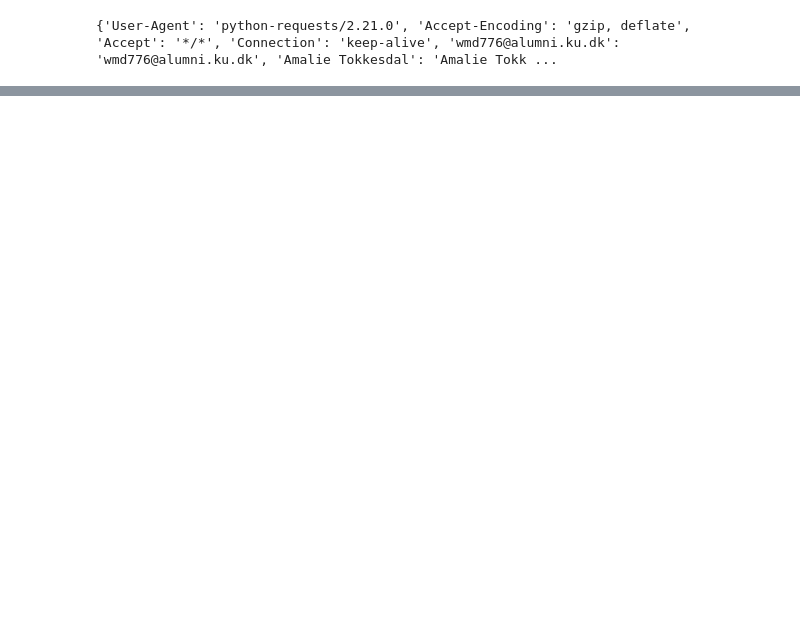
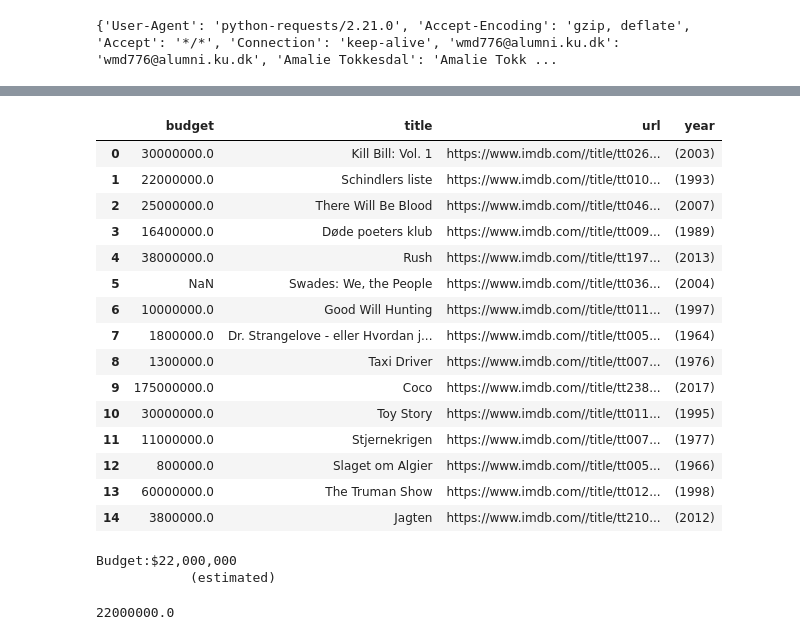
Before and after one commit to DavidJacobsen11/sds_bestgroup4ever, a Jupyter notebook: scraping_of_imdb.ipynb, the cells around one changed output, grey strips where cells are left out. Cells and saved outputs as stored; diff of their text form; code cells hidden in the pictures; blank space fills up the shorter version.

```diff
--- a/scraping_of_imdb.ipynb
+++ b/scraping_of_imdb.ipynb
@@ -55,0 +57,33 @@ links
+# %%
+def find_budget(soup):
+    for i in soup.find(id="titleDetails").find_all("div", class_="txt-block"):
+        if i.find().text == "Budget:":
+            return float(i.text.strip().split("\n")[0].split("$")[1].replace(",", ""))
+
+def page_extractor(url):
+    r, call_id = connector.get(url, "LOL")
+    try:
+        soup = BeautifulSoup(r.text, "html.parser")
+        title, year = soup.select("#title-overview-widget > div.vital > div.title_block > div > div.titleBar > div.title_wrapper > h1")[0].text.split("\xa0")
+        budget = find_budget(soup)
+        cumulative_worldwide_gross=float(soup.select("#titleDetails > div:nth-child(15)")[0].text.split("$")[1].replace(",", "").rstrip())
+        genre
+
+    except:
+        soup = None
+        title = None
+        budget = None
+        #cumulative_worldwide_gross= None
+        print(url, "didnt work")
+    return {
+        "title": title,
+        "year": year,
+        "budget": budget,
+        "url": url
+        #"cumulative_world_gross": cumulative_worldwide_gross
+    }
+# %%
+res = []
+for idx, i in enumerate(links[:15]):
+    print(idx + 1, "of", len(links[:15]))
+    res.append(page_extractor(i))
@@ -55,0 +106,31 @@ links
+# %%
+pd.DataFrame(res)
+# %% [output]
+|  | budget | title | url | year |
+| 0 | 30000000.0 | Kill Bill: Vol. 1 | https://www.imdb.com//title/tt026... | (2003) |
+| 1 | 22000000.0 | Schindlers liste | https://www.imdb.com//title/tt010... | (1993) |
+| 2 | 25000000.0 | There Will Be Blood | https://www.imdb.com//title/tt046... | (2007) |
+| 3 | 16400000.0 | Døde poeters klub | https://www.imdb.com//title/tt009... | (1989) |
+| 4 | 38000000.0 | Rush | https://www.imdb.com//title/tt197... | (2013) |
+| 5 | NaN | Swades: We, the People | https://www.imdb.com//title/tt036... | (2004) |
+| 6 | 10000000.0 | Good Will Hunting | https://www.imdb.com//title/tt011... | (1997) |
+| 7 | 1800000.0 | Dr. Strangelove - eller Hvordan j... | https://www.imdb.com//title/tt005... | (1964) |
+| 8 | 1300000.0 | Taxi Driver | https://www.imdb.com//title/tt007... | (1976) |
+| 9 | 175000000.0 | Coco | https://www.imdb.com//title/tt238... | (2017) |
+| 10 | 30000000.0 | Toy Story | https://www.imdb.com//title/tt011... | (1995) |
+| 11 | 11000000.0 | Stjernekrigen | https://www.imdb.com//title/tt007... | (1977) |
+| 12 | 800000.0 | Slaget om Algier | https://www.imdb.com//title/tt005... | (1966) |
+| 13 | 60000000.0 | The Truman Show | https://www.imdb.com//title/tt012... | (1998) |
+| 14 | 3800000.0 | Jagten | https://www.imdb.com//title/tt210... | (2012) |
+# %%
+def find_budget(soup):
+    for i in soup.find(id="titleDetails").find_all("div", class_="txt-block"):
+        if i.find().text == "Budget:":
+            print(i.text.strip())
+            return float(i.text.strip().split("\n")[0].split("$")[1].replace(",", ""))
+
+find_budget(s)
+# %% [output]
+Budget:$22,000,000
+            (estimated)
+22000000.0
```
Also changed, not shown: parts of 9 cells of this notebook, 1 other file.
